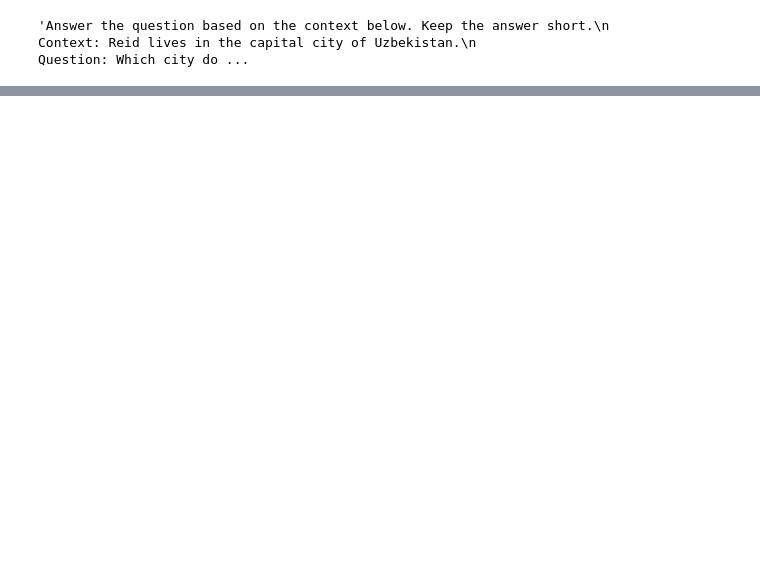
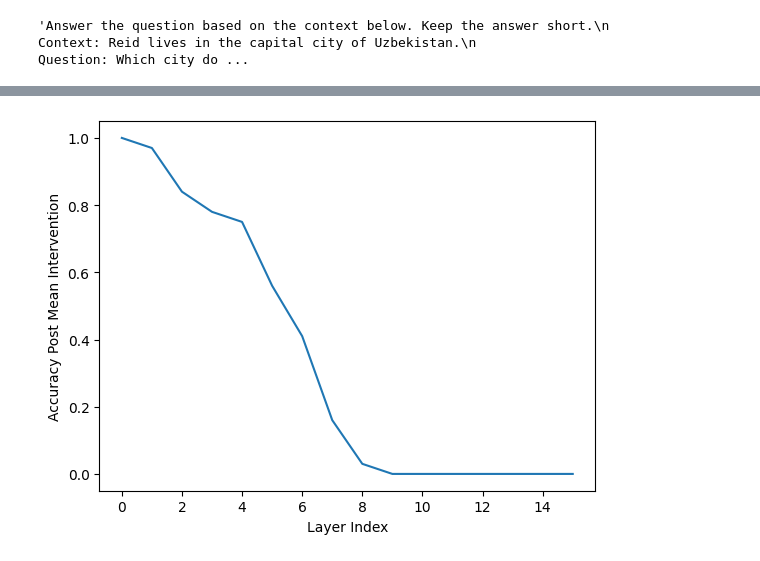
Before and after one commit to shreyansjainn/mech-interp, a Jupyter notebook: context_binding_experiments/notebooks/context_binding_experiments_train_test.ipynb, the cells around one changed output, grey strips where cells are left out. Saved outputs shown, nothing was run; the diff lists cells and outputs as text; code cells hidden in the pictures; blank space fills up the shorter version.

```diff
--- a/context_binding_experiments/notebooks/context_binding_experiments_train_test.ipynb
+++ b/context_binding_experiments/notebooks/context_binding_experiments_train_test.ipynb
@@ -481,0 +586,7 @@ plt.show()
+# %%
+plt.plot(layer_wise_accuracy(train_country_patching_result_v2))
+plt.xlabel("Layer Index")
+plt.ylabel("Accuracy Post Mean Intervention")
+plt.show()
+# %% [output]
+[figure, added]
```
Also changed, not shown: parts of 49 cells of this notebook.
